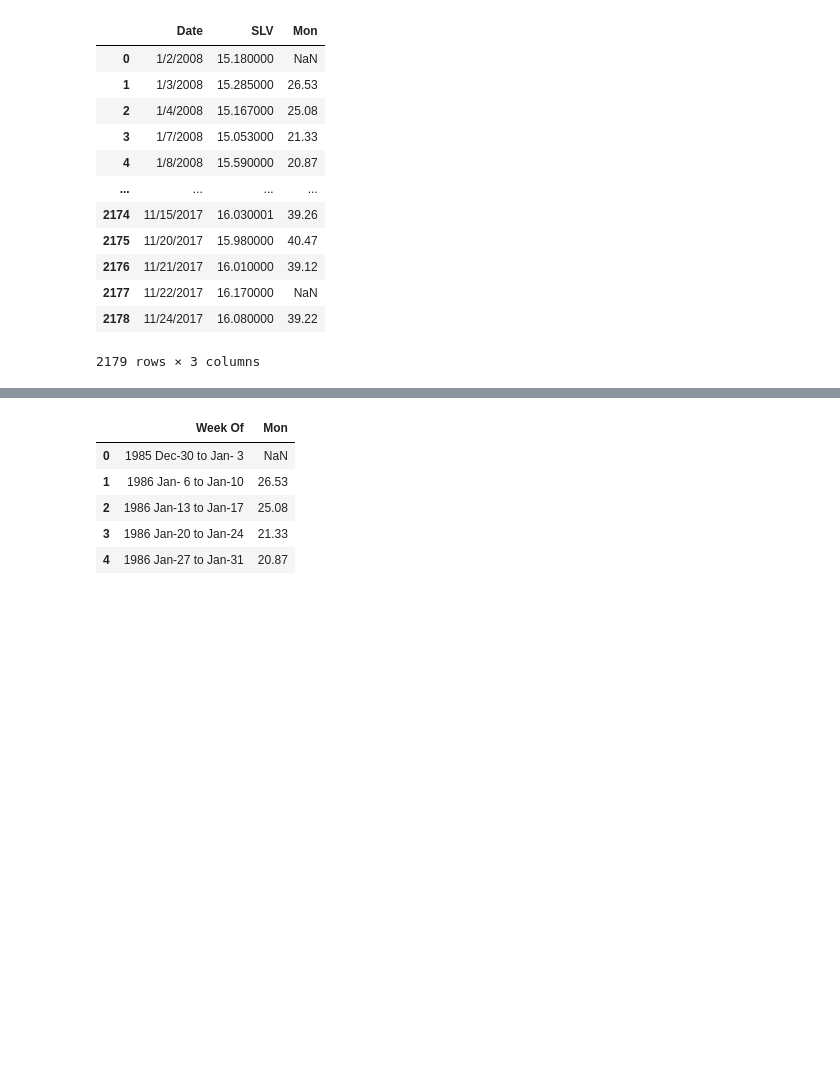
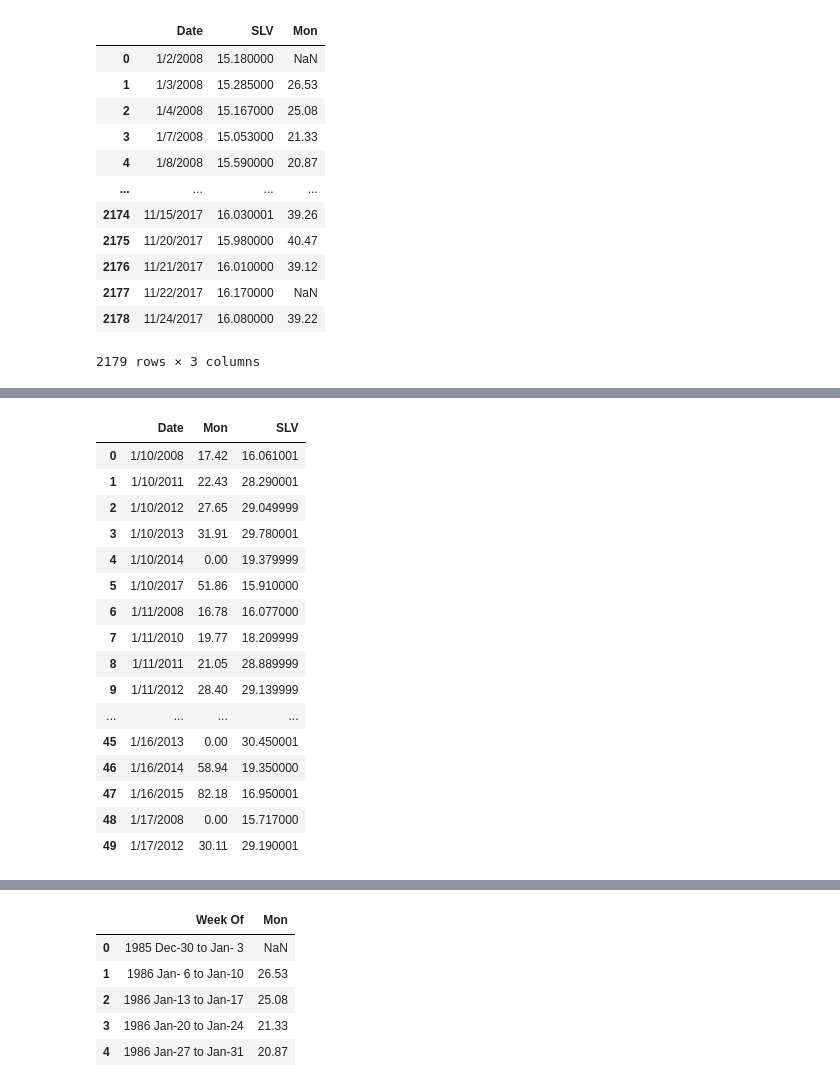
Before and after one commit to Ayomi-tech/Silver-Price-and-Oil-Price-interaction, a Jupyter notebook: New oil price code.ipynb, the cells around one changed output, grey strips where cells are left out. Saved outputs shown, nothing was run; the diff lists cells and outputs as text; code cells hidden in the pictures; blank space fills up the shorter version.

```diff
--- a/New oil price code.ipynb
+++ b/New oil price code.ipynb
@@ -141 +186,21 @@ df_2.plot()
+# %%
+grouped.head(50)
+# %% [output]
+|  | Date | Mon | SLV |
+| 0 | 1/10/2008 | 17.42 | 16.061001 |
+| 1 | 1/10/2011 | 22.43 | 28.290001 |
+| 2 | 1/10/2012 | 27.65 | 29.049999 |
+| 3 | 1/10/2013 | 31.91 | 29.780001 |
+| 4 | 1/10/2014 | 0.00 | 19.379999 |
+| 5 | 1/10/2017 | 51.86 | 15.910000 |
+| 6 | 1/11/2008 | 16.78 | 16.077000 |
+| 7 | 1/11/2010 | 19.77 | 18.209999 |
+| 8 | 1/11/2011 | 21.05 | 28.889999 |
+| 9 | 1/11/2012 | 28.40 | 29.139999 |
+| ... | ... | ... | ... |
+| 45 | 1/16/2013 | 0.00 | 30.450001 |
+| 46 | 1/16/2014 | 58.94 | 19.350000 |
+| 47 | 1/16/2015 | 82.18 | 16.950001 |
+| 48 | 1/17/2008 | 0.00 | 15.717000 |
+| 49 | 1/17/2012 | 30.11 | 29.190001 |
 # %%
```
Also changed, not shown: parts of 11 cells of this notebook.
